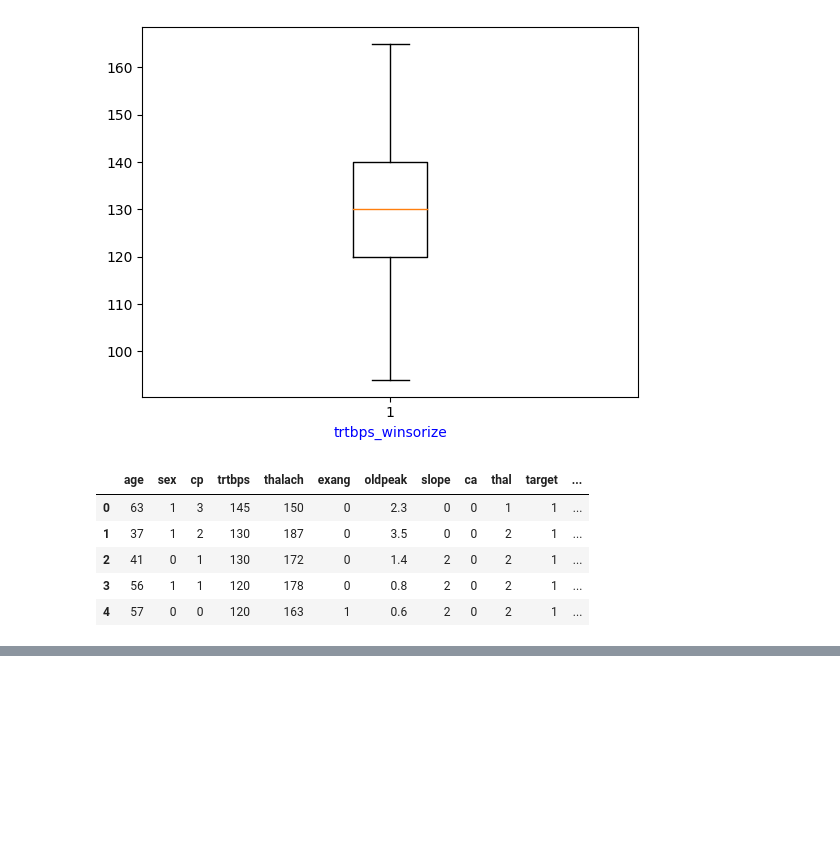
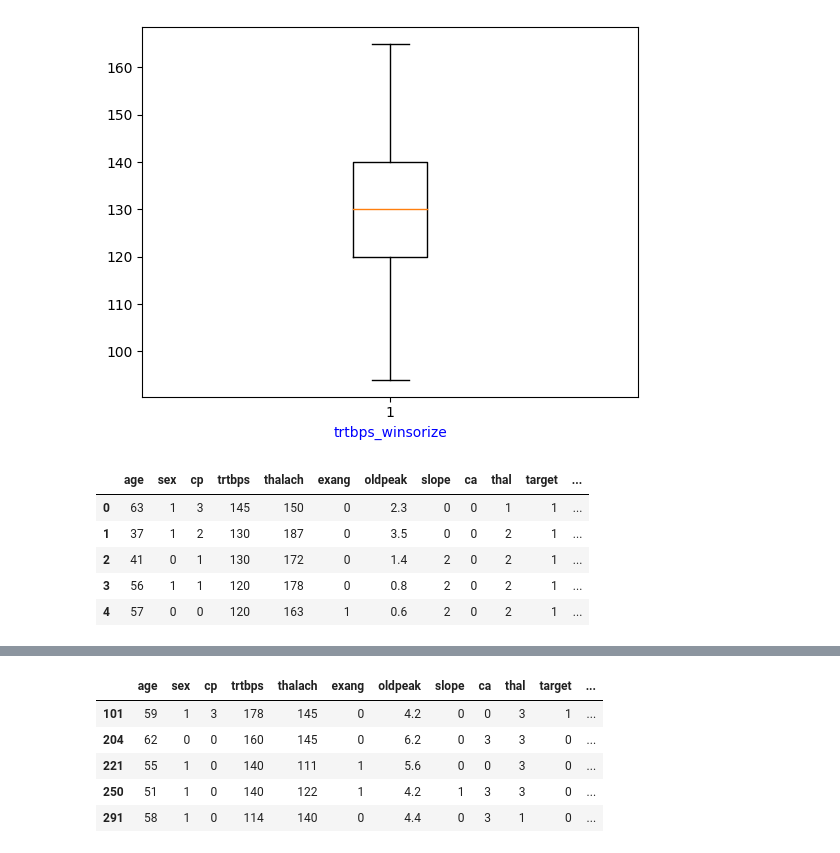
Before and after one commit to akhileshchoudary/Heart-Attack-Prediction-using-ML, a Jupyter notebook: heart-attack-prediction.ipynb, the cells around one changed output, grey strips where cells are left out. Cells and saved outputs as stored; diff of their text form; code cells hidden in the pictures; blank space fills up the shorter version.

```diff
--- a/heart-attack-prediction.ipynb
+++ b/heart-attack-prediction.ipynb
@@ -1048,0 +1051,8 @@ df.head()
+# %%
+def iqr(df, var):
+    q1 = np.quantile(df[var], 0.25)
+    q3 = np.quantile(df[var], 0.75)
+    diff = q3 - q1
+    lower_v = q1 - (1.5 * diff)
+    upper_v = q3 + (1.5 * diff)
+    return df[(df[var] < lower_v) | (df[var] > upper_v)]
@@ -1048,0 +1083,17 @@ df.head()
+# %%
+def iqr(df, var):
+    q1 = np.quantile(df[var], 0.25)
+    q3 = np.quantile(df[var], 0.75)
+    diff = q3 - q1
+    lower_v = q1 - (1.5 * diff)
+    upper_v = q3 + (1.5 * diff)
+    return df[(df[var] < lower_v) | (df[var] > upper_v)]
+# %%
+iqr(df, "oldpeak")
+# %% [output]
+|  | age | sex | cp | trtbps | thalach | exang | oldpeak | slope | ca | thal | target | ... |
+| 101 | 59 | 1 | 3 | 178 | 145 | 0 | 4.2 | 0 | 0 | 3 | 1 | ... |
+| 204 | 62 | 0 | 0 | 160 | 145 | 0 | 6.2 | 0 | 3 | 3 | 0 | ... |
+| 221 | 55 | 1 | 0 | 140 | 111 | 1 | 5.6 | 0 | 0 | 3 | 0 | ... |
+| 250 | 51 | 1 | 0 | 140 | 122 | 1 | 4.2 | 1 | 3 | 3 | 0 | ... |
+| 291 | 58 | 1 | 0 | 114 | 140 | 0 | 4.4 | 0 | 3 | 1 | 0 | ... |
```
Also changed, not shown: parts of 35 cells of this notebook.
